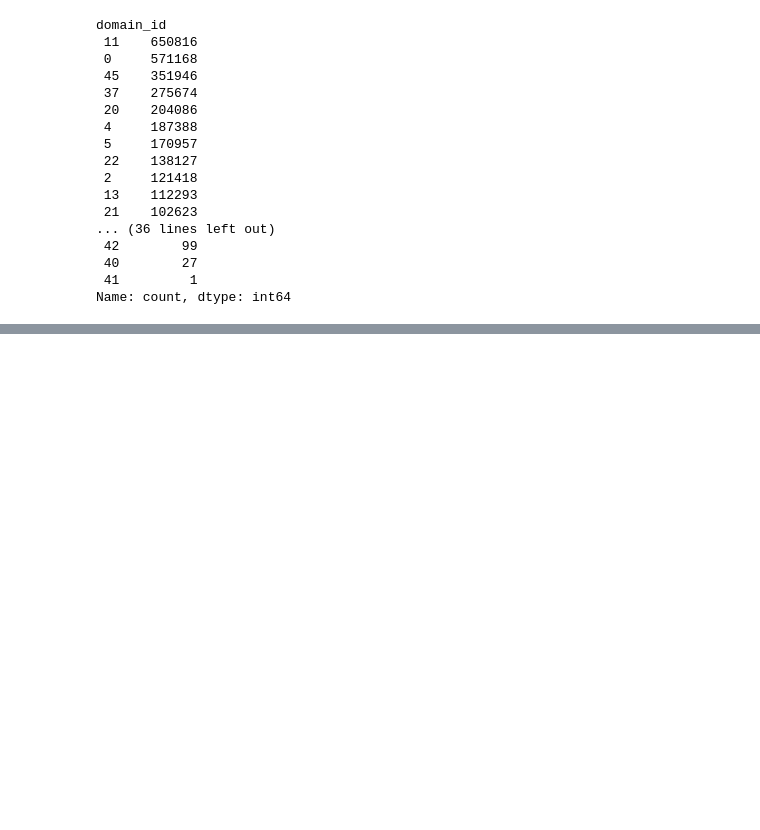
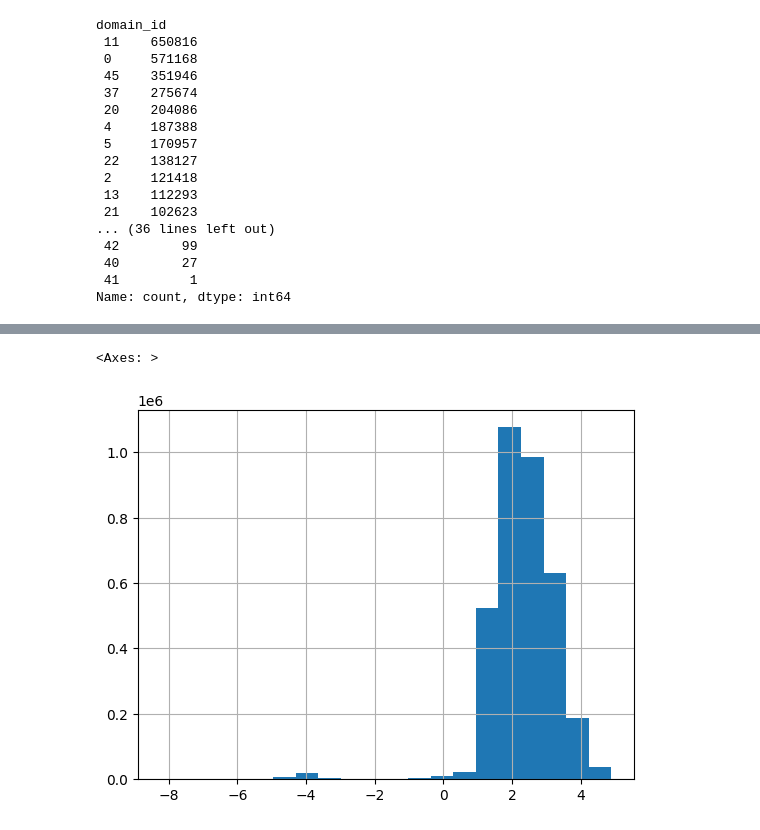
Before and after one commit to yashkher-123/transferability-through-representations, a Jupyter notebook: transfer-matrix/define_domains.ipynb, the cells around one changed output, grey strips where cells are left out. Saved outputs shown, nothing was run; the diff lists cells and outputs as text; code cells hidden in the pictures; blank space fills up the shorter version.

```diff
--- a/transfer-matrix/define_domains.ipynb
+++ b/transfer-matrix/define_domains.ipynb
@@ -30,0 +116,7 @@ Name: count, dtype: int64
+# %%
+df_fires["log_ba"] = np.log10(df_fires["gwis_ba"]) # log-scale burned area since power law distribution
+# %%
+df_fires["log_ba"].hist(bins=20)
+# %% [output]
+<Axes: >
+[figure, added]
```
Also changed, not shown: parts of 15 cells of this notebook, 1 other file.
